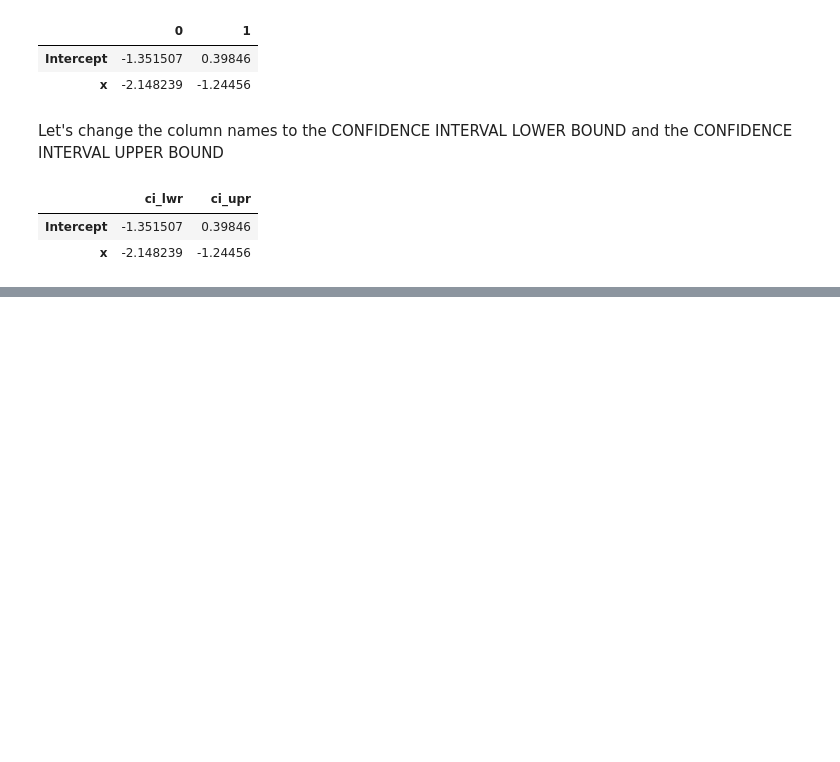
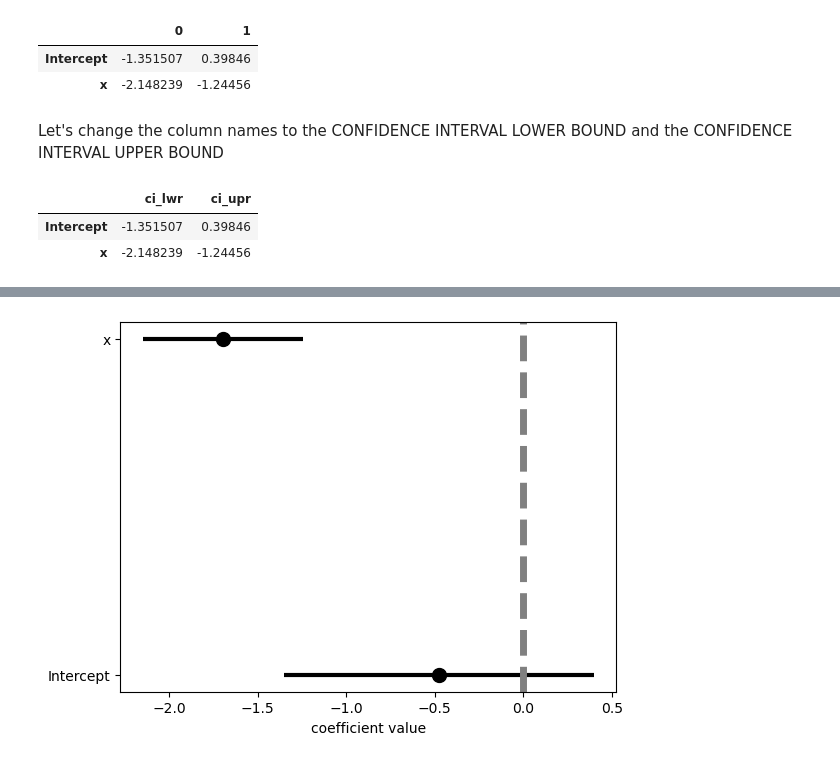
Before and after one commit to johnskpaulxqe/data-science, a Jupyter notebook: courses/CMPINF2100/publish/compinf2100_project/week_10/week_10_lm_fitting_linear.ipynb, the cells around one changed output, grey strips where cells are left out. Cells and saved outputs as stored; diff of their text form; code cells hidden in the pictures; blank space fills up the shorter version.

```diff
--- a/courses/CMPINF2100/publish/compinf2100_project/week_10/week_10_lm_fitting_linear.ipynb
+++ b/courses/CMPINF2100/publish/compinf2100_project/week_10/week_10_lm_fitting_linear.ipynb
@@ -196,0 +332,3 @@ rename(columns={0: 'ci_lwr', 1: 'ci_upr'})
+# %%
+coef_fit_info['lwr_err'] = coef_fit_info.estimate - coef_fit_info.ci_lwr
+coef_fit_info['upr_err'] = coef_fit_info.ci_upr - coef_fit_info.estimate
@@ -196,0 +341,13 @@ rename(columns={0: 'ci_lwr', 1: 'ci_upr'})
+# %%
+fig, ax = plt.subplots()
+
+ax.errorbar( y = coef_fit_info.index,
+            x = coef_fit_info.estimate,
+            xerr= [coef_fit_info.lwr_err, coef_fit_info.upr_err],
+           fmt='o', color='k', ecolor='k', elinewidth=3, ms=10)
+ax.axvline(x=0, linestyle='--', linewidth=5, color='gray')
+
+ax.set_xlabel('coefficient value')
+plt.show()
+# %% [output]
+[figure, added]
```
Also changed, not shown: parts of 31 cells of this notebook, 1 other file.
